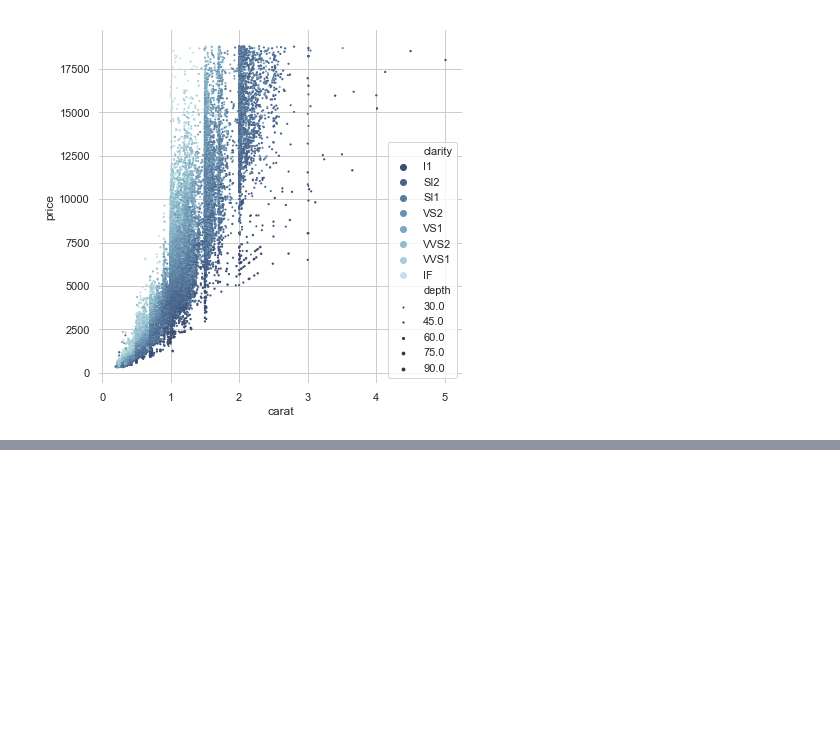
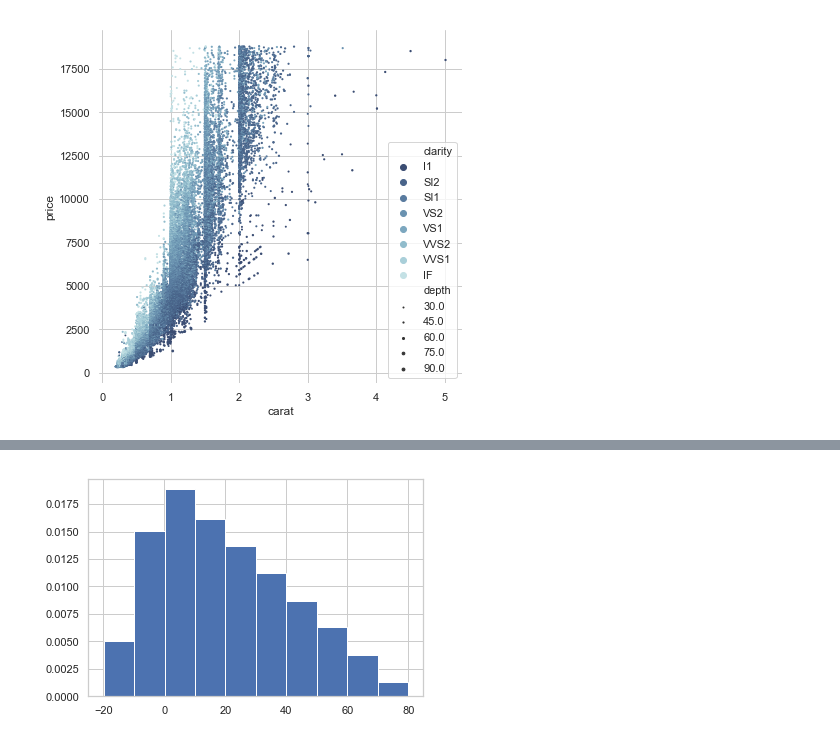
Before and after one commit to RitRa/Numpy_random, a Jupyter notebook: Distributions.ipynb, the cells around one changed output, grey strips where cells are left out. Drawn from its saved outputs; the diff is of its cells as text; code cells hidden in the pictures; blank space fills up the shorter version.

```diff
--- a/Distributions.ipynb
+++ b/Distributions.ipynb
@@ -108,0 +127,8 @@ plt.show()
+# %%
+z = np.random.triangular(-20, 0, 80, 100000)
+
+plt.hist(z, density=True)
+
+plt.show()
+# %% [output]
+[figure, added]
```
Also changed, not shown: parts of 15 cells of this notebook, 1 other file.
